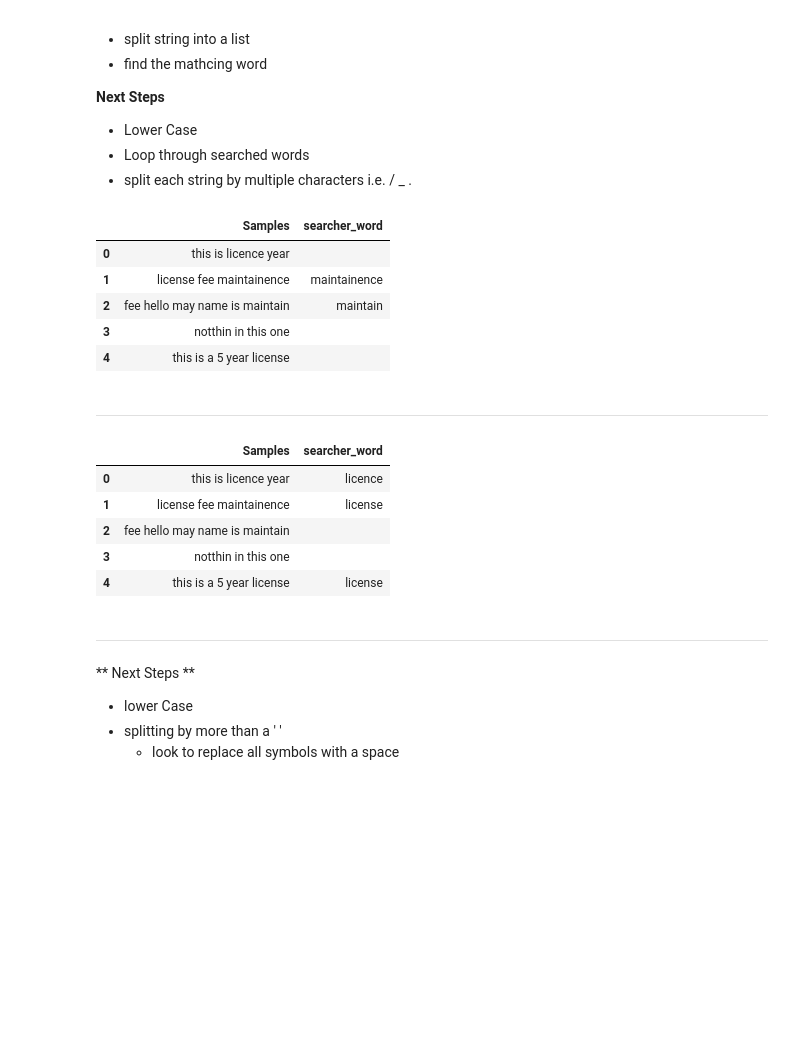
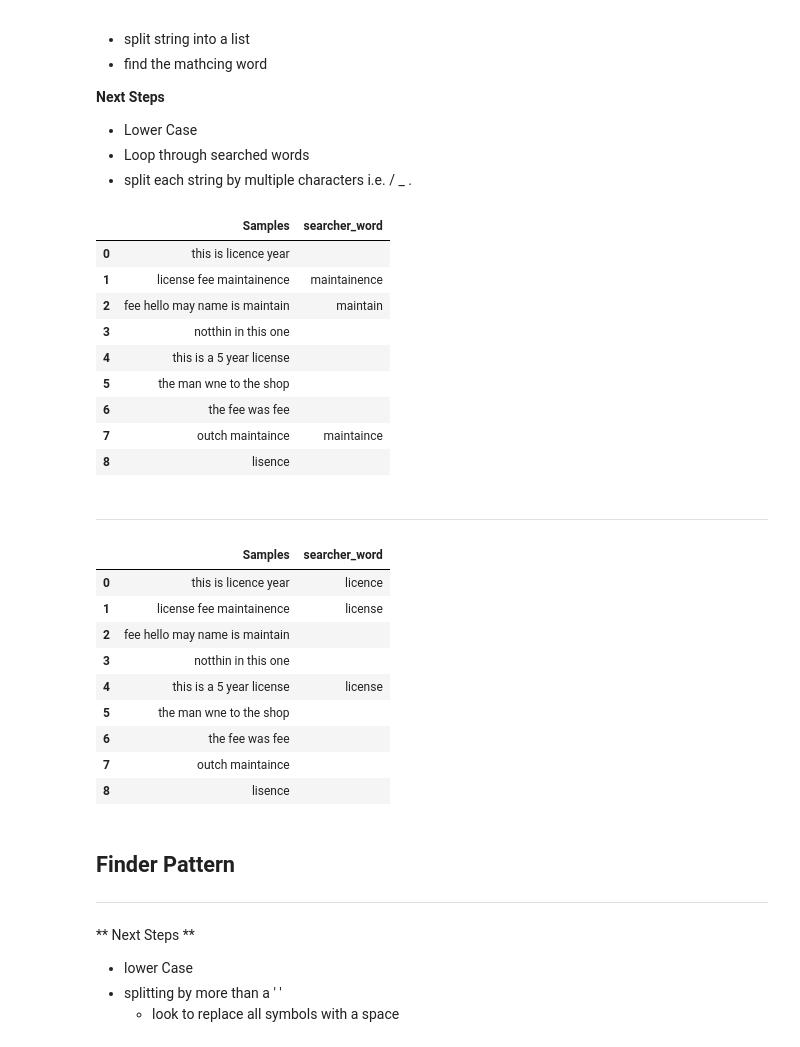
Before and after one commit to stephMint/List-string-comparisons, a Jupyter notebook: ListComparison.ipynb, the cells around one changed output. Drawn from its saved outputs; the diff is of its cells as text; code cells hidden in the pictures; blank space fills up the shorter version.

```diff
--- a/ListComparison.ipynb
+++ b/ListComparison.ipynb
@@ -222,38 +238,42 @@ df_string
 * split each string by multiple characters i.e. / _ .
 # %%
 # filepath
-data_file = '/Users/stephenminter/Desktop/strings.xlsx'
+data_file = 'strings.xlsx'
 
 #create daraframe
 df_search = pd.read_excel(data_file, sheet_name= 'strings')
 df_search
 
 # list
 lst = df_search['Samples'].to_list()
 
 # varibles
 word = 'maintainence'
 
 # lambda functions
 splitter = lambda x: x.split(' ')
 searcher = lambda x: dl.get_close_matches(word, x,1)
 lst_string = lambda x: ''.join(x)
 
 # apply lambdas per row
 df_search['searcher_word'] = df_search['Samples'].apply(splitter).apply(searcher).apply(lst_string)
 df_search
 # %% [output]
 |  | Samples | searcher_word |
 | 0 | this is licence year |  |
 | 1 | license fee maintainence | maintainence |
 | 2 | fee hello may name is maintain | maintain |
 | 3 | notthin in this one |  |
 | 4 | this is a 5 year license |  |
+| 5 | the man wne to the shop |  |
+| 6 | the fee was fee |  |
+| 7 | outch maintaince | maintaince |
+| 8 | lisence |  |
 # %% [markdown]
 ---
 # %%
 # filepath
-data_file = '/Users/stephenminter/Desktop/strings.xlsx'
+data_file = 'strings.xlsx'
 
 #create daraframe
 df_search = pd.read_excel(data_file, sheet_name= 'strings')
@@ -278,7 +298,13 @@ df_search
 | 2 | fee hello may name is maintain |  |
 | 3 | notthin in this one |  |
 | 4 | this is a 5 year license | license |
+| 5 | the man wne to the shop |  |
+| 6 | the fee was fee |  |
+| 7 | outch maintaince |  |
+| 8 | lisence |  |
 # %% [markdown]
+## Finder Pattern
+
 ---
 ** Next Steps **
 * lower Case
```
Also changed, not shown: parts of 6 cells of this notebook, 2 other files.
